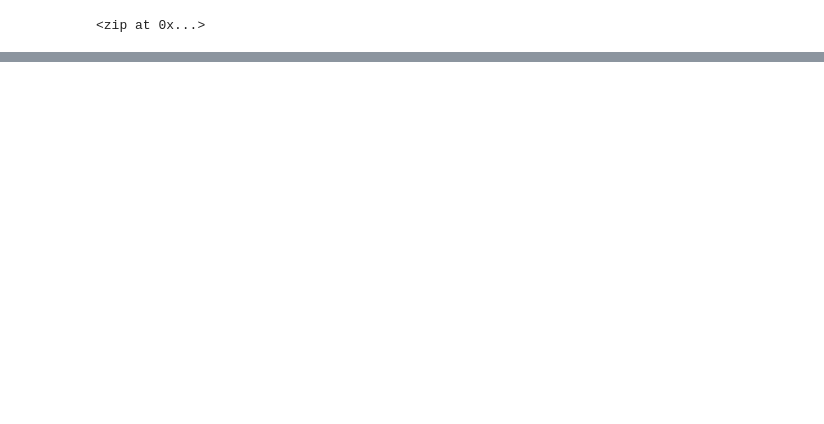
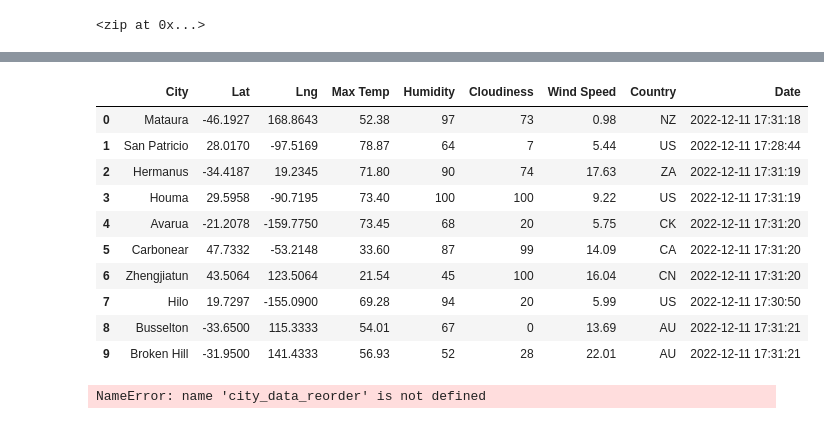
Before and after one commit to donnafraser/World_Weather_Analysis, a Jupyter notebook: WeatherPy.ipynb, the cells around one changed output, grey strips where cells are left out. Saved outputs shown, nothing was run; the diff lists cells and outputs as text; code cells hidden in the pictures; blank space fills up the shorter version.

```diff
--- a/WeatherPy.ipynb
+++ b/WeatherPy.ipynb
@@ -65,6 +65,21 @@ for coordinate in coordinates:
 # %%
 from citipy import citipy
 # %%
+# copying from text in lesson to be sure the error is not mine, i've remarked my attempt above
+
+# Create a list for holding the cities.
+cities = []
+# Identify the nearest city for each latitude and longitude combination.
+for coordinate in coordinates:
+    city = citipy.nearest_city(coordinate[0], coordinate[1]).city_name
+
+    # If the city is unique, then we will add it to the cities list.
+    if city not in cities:
+        cities.append(city)
+# Print the city count to confirm sufficient count.
+len(cities)
+
+
 # create a list for holding the cities
 
 #cities  = []
@@ -109,2 +124,22 @@ len(cities)
 # %%
 # Yay!!!! It worked!!! Can trouble shoot later! :) NOW trying to update to GitHub
+# %%
+# after troubleshooting and looking for errors, I realize that at the start of 6.2.6, it states, without
+# bold/special text to "now work in our WeatherPy.ipynb file" OMG!
+
+# starting over for 3rd time.......
+
+# using instructions to import requests library and weather_api_key
+# build the basic URL for the OpenWeatherMap with my weather_api_key and added URL - copied below from API_practice
+
+# # Import the requests library
+
+import requests
+
+# Import the API key
+
+from config import weather_api_key
+
+# Starting URL for Weather Map API Call.
+
+url = "http://api.openweathermap.org/data/2.5/weather?units=Imperial&APPID=" + weather_api_key
@@ -110,0 +244,40 @@ len(cities)
+# %%
+# Recall that we can convert a list of dictionaries to a Pandas DataFrame using
+# df = pd.DataFrame(list with dictionaries)
+
+# Convert the array of dictionaries to a Pandas DataFrame.
+city_data_df = pd.DataFrame(city_data)
+
+city_data_df.head(10)
+# %% [output]
+|  | City | Lat | Lng | Max Temp | Humidity | Cloudiness | Wind Speed | Country | Date |
+| 0 | Mataura | -46.1927 | 168.8643 | 52.38 | 97 | 73 | 0.98 | NZ | 2022-12-11 17:31:18 |
+| 1 | San Patricio | 28.0170 | -97.5169 | 78.87 | 64 | 7 | 5.44 | US | 2022-12-11 17:28:44 |
+| 2 | Hermanus | -34.4187 | 19.2345 | 71.80 | 90 | 74 | 17.63 | ZA | 2022-12-11 17:31:19 |
+| 3 | Houma | 29.5958 | -90.7195 | 73.40 | 100 | 100 | 9.22 | US | 2022-12-11 17:31:19 |
+| 4 | Avarua | -21.2078 | -159.7750 | 73.45 | 68 | 20 | 5.75 | CK | 2022-12-11 17:31:20 |
+| 5 | Carbonear | 47.7332 | -53.2148 | 33.60 | 87 | 99 | 14.09 | CA | 2022-12-11 17:31:20 |
+| 6 | Zhengjiatun | 43.5064 | 123.5064 | 21.54 | 45 | 100 | 16.04 | CN | 2022-12-11 17:31:20 |
+| 7 | Hilo | 19.7297 | -155.0900 | 69.28 | 94 | 20 | 5.99 | US | 2022-12-11 17:30:50 |
+| 8 | Busselton | -33.6500 | 115.3333 | 54.01 | 67 | 0 | 13.69 | AU | 2022-12-11 17:31:21 |
+| 9 | Broken Hill | -31.9500 | 141.4333 | 56.93 | 52 | 28 | 22.01 | AU | 2022-12-11 17:31:21 |
+# %%
+# Recall that to reorder the columns, we assign a variable to an array of the columns in the order we
+# want them to appear:
+# new_column_order = ["column2", "column4", "column1"]
+# Then, we assign a new or the same DataFrame with new column order:
+# df = df[new_column_order]
+
+new_column_order = ["City", "Country", "Date", "Lat", "Lng", "Max Temp", "Humidity", "Cloudiness", "Wind Speed"]
+
+# new_column_order = ["column1", "column8", "column9", "column2", "column3", "column4", "column5", "column6", "column7"]
+
+# new_column_order = [1,8,9,2,3,4,5,6,7]
+
+# city_data_df = city_data_df[new_column_order]
+
+city_data_reorder = city_data_reorder[new_column_order]
+
+# nothing got changed ??? Not sure what to do
+# %% [output]
+NameError: name 'city_data_reorder' is not defined
```
Also changed, not shown: parts of 10 cells of this notebook, 5 other files.
